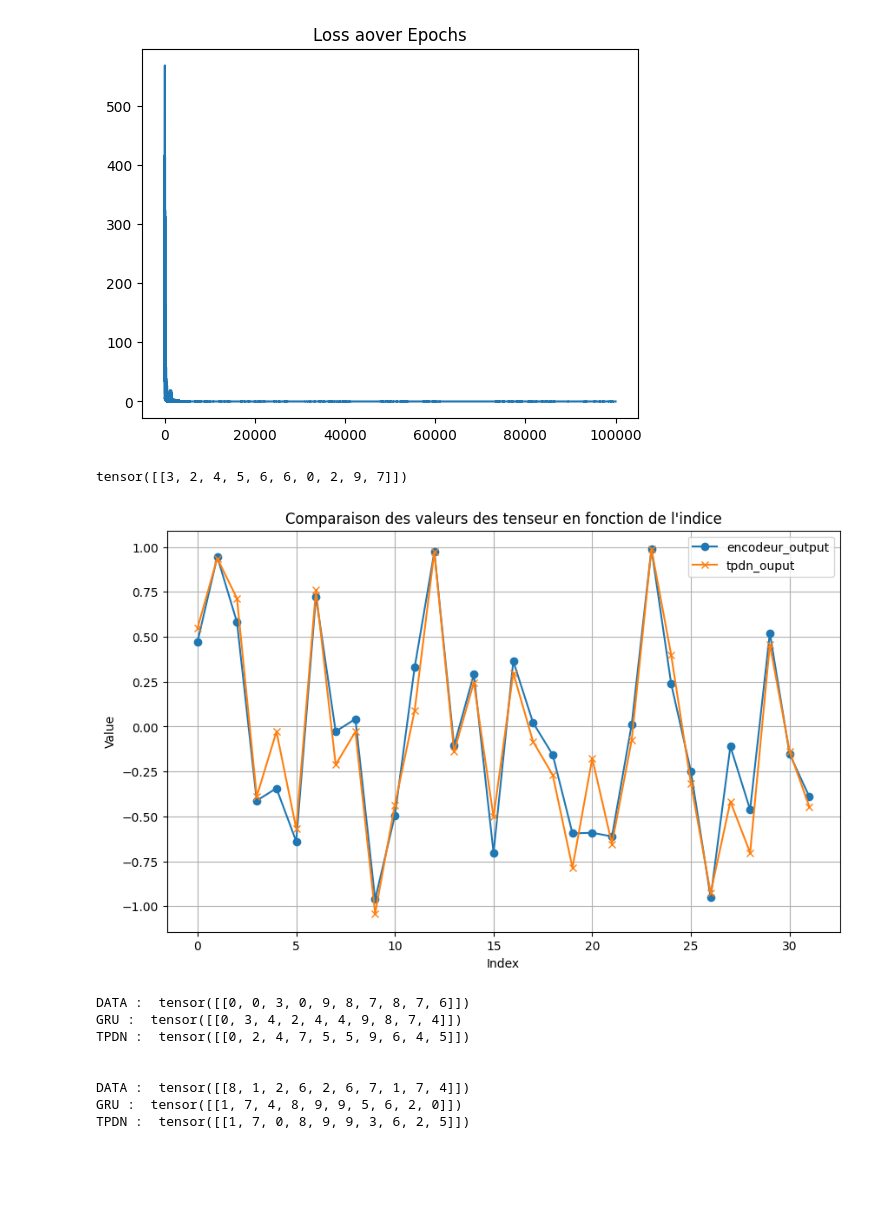
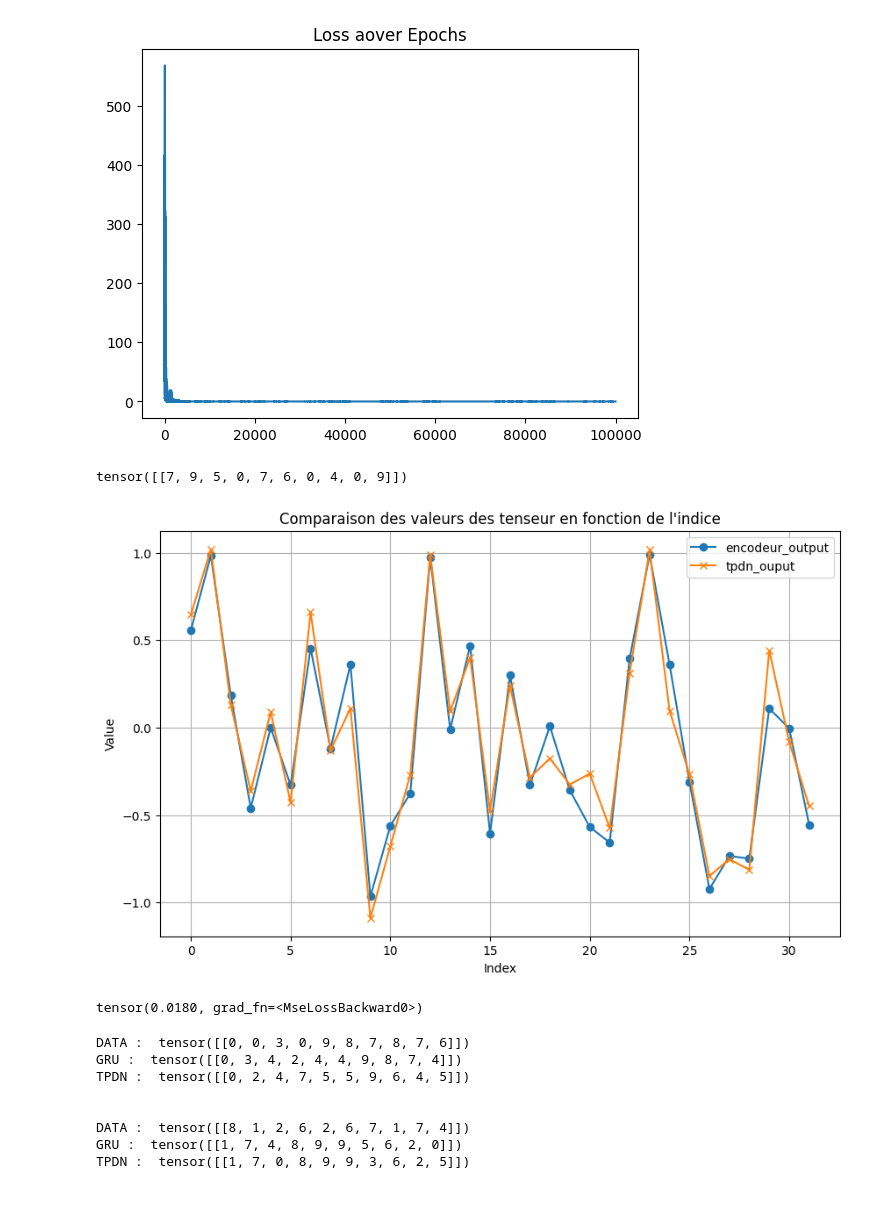
Before and after one commit to baptxste/projet_3A, a Jupyter notebook: train1.ipynb, the cells around one changed output. Saved outputs shown, nothing was run; the diff lists cells and outputs as text; code cells hidden in the pictures; blank space fills up the shorter version.

```diff
--- a/train1.ipynb
+++ b/train1.ipynb
@@ -332,30 +332,34 @@ def plot_tensors(tensor1, tensor2, labels=("Tensor 1", "Tensor 2")):
 # %%
 encoder = torch.load("./models/GD/gru_enc.pth")
 tpdnencoder = torch.load("./models/GD/tpdn_gru.pth")
 input_size = 10
 emb_size = 16
 hidden_size = 32
 output_size = 10
 
 batch_size = 1
 seq_len = 10
 epochs = 10000
 learning_rate = 0.01
 seq_len_tensor = torch.tensor([seq_len])
+criterion = nn.MSELoss()
 
 def generate_data(batch_size, seq_len, input_size):
     data = torch.randint(0, input_size, (batch_size, seq_len))  # fillers
     roles = torch.arange(seq_len).unsqueeze(0).expand(batch_size, -1)  # rôles
     return data, roles
 
 data2, roles2 = generate_data(batch_size, seq_len, input_size)
 encoder_output2 = encoder(data2).squeeze(0)
 tpdn_output2 = tpdnencoder(data2, roles2)
+loss = criterion(encoder_output2, tpdn_output2)
 print(data2)
 plot_tensors(encoder_output2, tpdn_output2, labels = ("encodeur_output","tpdn_ouput"))
+print(loss)
 # %% [output]
-tensor([[3, 2, 4, 5, 6, 6, 0, 2, 9, 7]])
+tensor([[7, 9, 5, 0, 7, 6, 0, 4, 0, 9]])
-[figure, old version]
+[figure, new version]
+tensor(0.0180, grad_fn=<MseLossBackward0>)
 # %%
 encoder = torch.load('./models/GD/gru_enc.pth')
 tpdnencoder = torch.load('./models/GD/tpdn_gru.pth')
```
Also changed, not shown: parts of 1 cell of this notebook, 8 other files.
